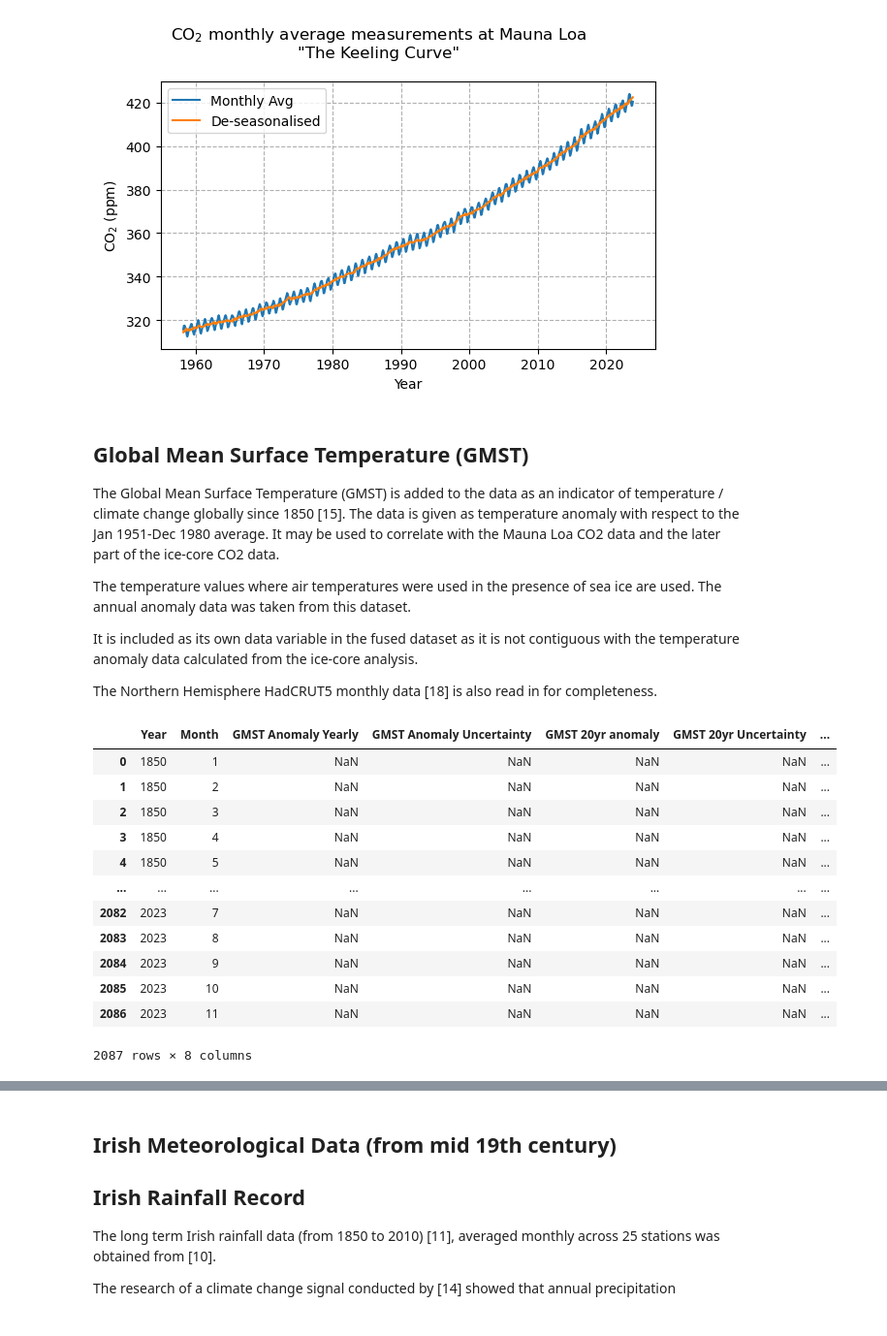
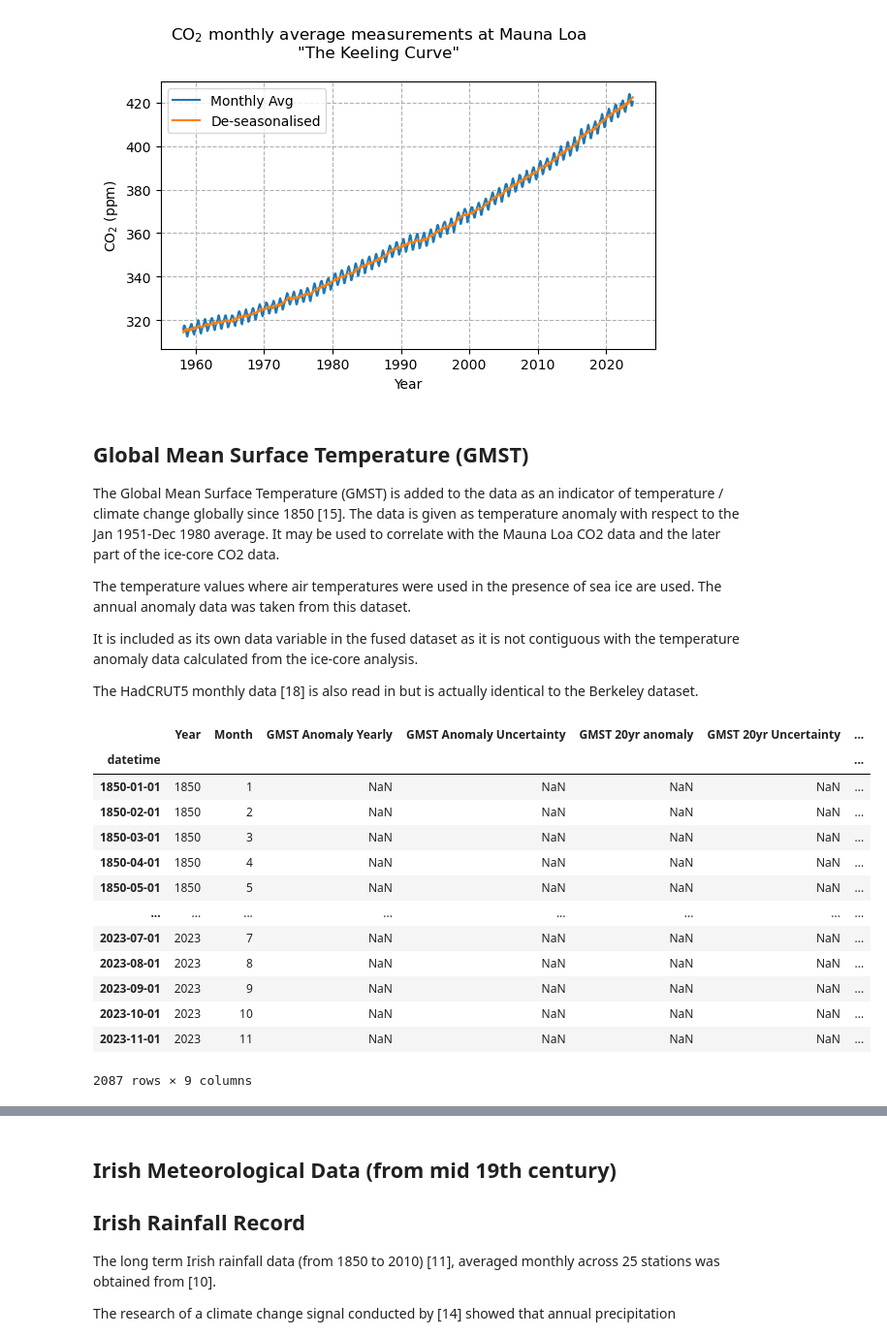
Before and after one commit to Eilis9/PfDA_Project2, a Jupyter notebook: analysis.ipynb, the cells around one changed output, grey strips where cells are left out. Shown at 97% size. Cells and saved outputs as stored; diff of their text form; code cells hidden in the pictures.

```diff
--- a/analysis.ipynb
+++ b/analysis.ipynb
@@ -101,11 +106,14 @@ def assign_season_class(the_data, the_class, months):
 def rolling_seasonal_mean(data, window, step):
   return data.rolling(window, step=step).mean()
 
-# Add datetime index to a dataframe for a list of years
-def add_datetime(the_data, years):
-  the_data['Year'] = years
-  the_data['Month'] = 12
-  the_data['Day'] = 31
+# Add datetime index to a dataframe
+def add_datetime(the_data, years, month=12, day=31):
+  if 'Year' not in the_data.columns:
+    the_data['Year'] = years
+  if 'Month' not in the_data.columns:
+    the_data['Month'] = month
+  if 'Day' not in the_data.columns:
+    the_data['Day'] = day
   the_data['datetime'] = pd.to_datetime(the_data[['Year', 'Month', 'Day']])
   the_data.set_index('datetime', inplace=True)
   return the_data
@@ -310,33 +318,35 @@ The temperature values where air temperatures were used in the presence of sea i
 
 It is included as its own data variable in the fused dataset as it is not contiguous with the temperature anomaly data calculated from the ice-core analysis.
 
-The Northern Hemisphere HadCRUT5 monthly data [18] is also read in for completeness.
+The HadCRUT5 monthly data [18] is also read in but is actually identical to the Berkeley dataset.
 # %%
 ## GMST
 # Read in the data from Berkeley
 GMST_anom_1850 = pd.read_csv('data/Land_and_Ocean_complete_table1.txt', skiprows=84, delim_whitespace=True)
 # Trim dataset and rename columns
 GMST_anom_1850 = GMST_anom_1850.drop(GMST_anom_1850.columns[[2,3,6,7,8, 9, 10]], axis=1).copy()
 GMST_anom_1850.columns = ['Year', 'Month', 'GMST Anomaly Yearly', 'GMST Anomaly Uncertainty', 'GMST 20yr anomaly', 'GMST 20yr Uncertainty']
 # Add decimalised year - assuming the data pertains to middle of month
 GMST_anom_1850['decimal date'] = GMST_anom_1850['Year'] + ((GMST_anom_1850['Month']-1) /12)+(1/12/2)
 # Add EDC3 year
 GMST_anom_1850['Age_EDC3 (yrs BP)'] = 1950 - GMST_anom_1850['decimal date']
-GMST_anom_1850
+GMST_anom_1850_dt = add_datetime(GMST_anom_1850, GMST_anom_1850['Year'], day=1)
+GMST_anom_1850_dt
 # %% [output]
 |  | Year | Month | GMST Anomaly Yearly | GMST Anomaly Uncertainty | GMST 20yr anomaly | GMST 20yr Uncertainty | ... |
-| 0 | 1850 | 1 | NaN | NaN | NaN | NaN | ... |
-| 1 | 1850 | 2 | NaN | NaN | NaN | NaN | ... |
-| 2 | 1850 | 3 | NaN | NaN | NaN | NaN | ... |
-| 3 | 1850 | 4 | NaN | NaN | NaN | NaN | ... |
-| 4 | 1850 | 5 | NaN | NaN | NaN | NaN | ... |
+| datetime |  |  |  |  |  |  | ... |
+| 1850-01-01 | 1850 | 1 | NaN | NaN | NaN | NaN | ... |
+| 1850-02-01 | 1850 | 2 | NaN | NaN | NaN | NaN | ... |
+| 1850-03-01 | 1850 | 3 | NaN | NaN | NaN | NaN | ... |
+| 1850-04-01 | 1850 | 4 | NaN | NaN | NaN | NaN | ... |
+| 1850-05-01 | 1850 | 5 | NaN | NaN | NaN | NaN | ... |
 | ... | ... | ... | ... | ... | ... | ... | ... |
-| 2082 | 2023 | 7 | NaN | NaN | NaN | NaN | ... |
-| 2083 | 2023 | 8 | NaN | NaN | NaN | NaN | ... |
-| 2084 | 2023 | 9 | NaN | NaN | NaN | NaN | ... |
-| 2085 | 2023 | 10 | NaN | NaN | NaN | NaN | ... |
-| 2086 | 2023 | 11 | NaN | NaN | NaN | NaN | ... |
+| 2023-07-01 | 2023 | 7 | NaN | NaN | NaN | NaN | ... |
+| 2023-08-01 | 2023 | 8 | NaN | NaN | NaN | NaN | ... |
+| 2023-09-01 | 2023 | 9 | NaN | NaN | NaN | NaN | ... |
+| 2023-10-01 | 2023 | 10 | NaN | NaN | NaN | NaN | ... |
+| 2023-11-01 | 2023 | 11 | NaN | NaN | NaN | NaN | ... |
-2087 rows × 8 columns
+2087 rows × 9 columns
 # %%
 # Add in the HadCRUT5 data  for the Northern Hemisphere
 HadCRUT = pd.read_csv('data/HadCRUT.5.0.2.0.analysis.summary_series.northern_hemisphere.monthly.csv')
```
Also changed, not shown: parts of 14 cells of this notebook, 2 other files.
